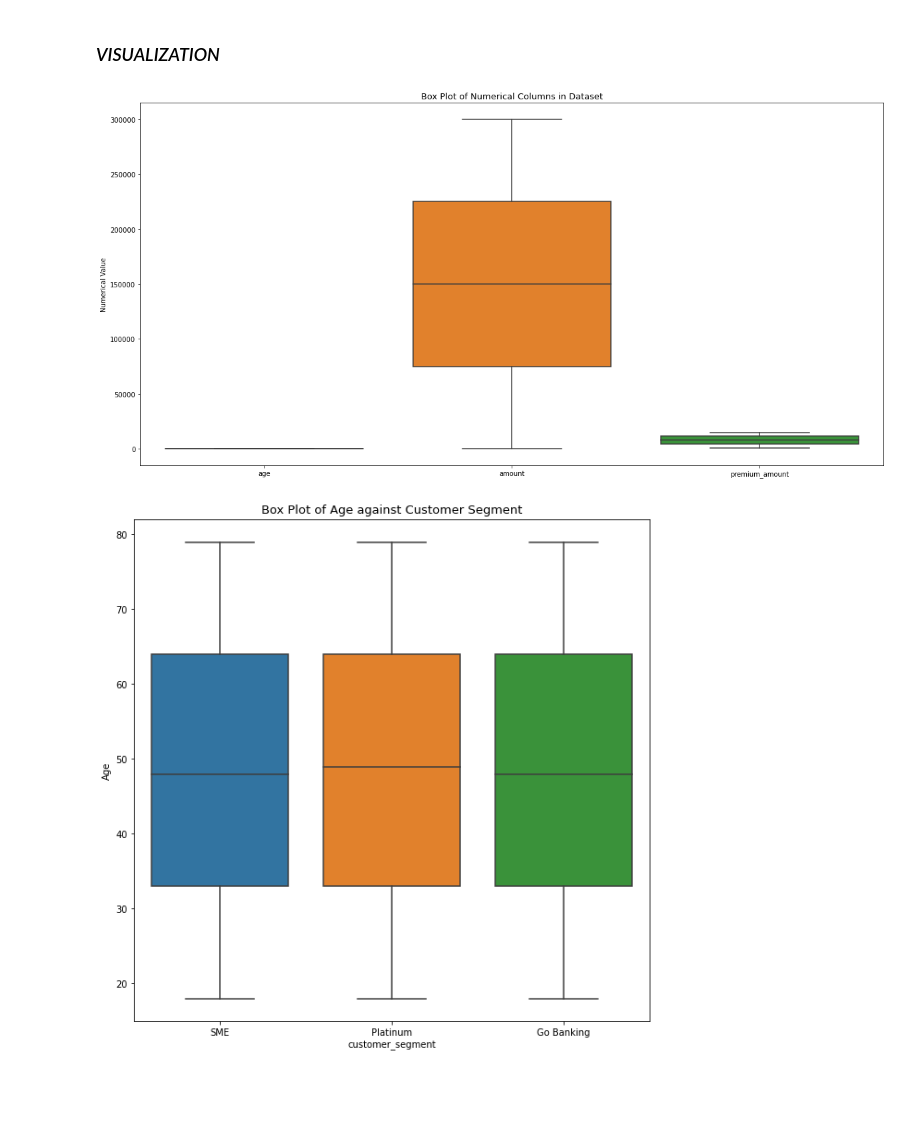
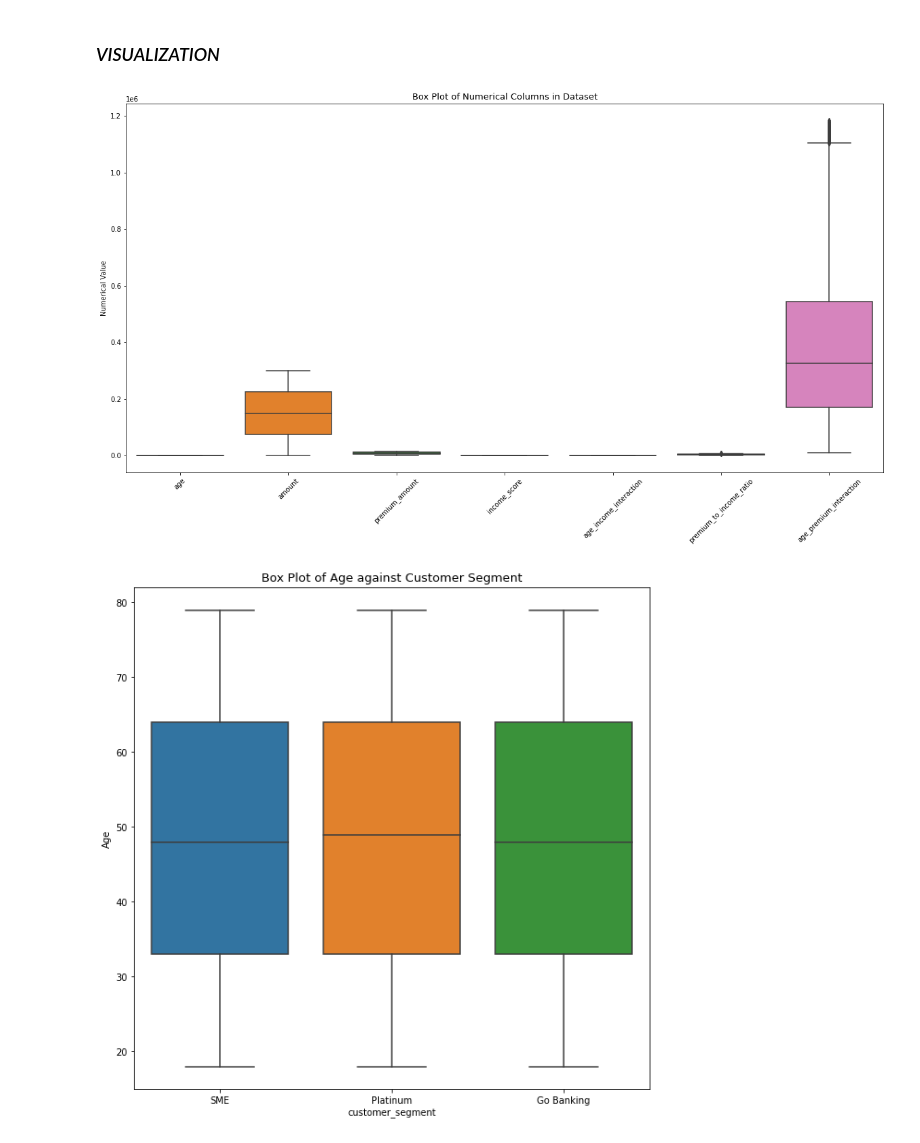
Before and after one commit to IrunguShawn/Bima-AI, a Jupyter notebook: Index.ipynb, the cells around one changed output. Cells and saved outputs as stored; diff of their text form; code cells hidden in the pictures; blank space fills up the shorter version.

```diff
--- a/Index.ipynb
+++ b/Index.ipynb
@@ -320,0 +394,18 @@ product_type: 6
+# %%
+def wealth_segment(row):
+    inc = row["income_band"]
+    age = row["age"]
+
+    if inc == "High" and age < 35:
+        return "YoungHighIncome"
+    if inc == "High" and age >= 35:
+        return "MatureHighIncome"
+    if inc == "Middle" and age < 35:
+        return "YoungMiddleIncome"
+    if inc == "Middle" and age >= 35:
+        return "MatureMiddleIncome"
+    if inc == "Low" and age < 35:
+        return "YoungLowIncome"
+    return "MatureLowIncome"
+
+data["wealth_segment"] = data.apply(wealth_segment, axis=1)
@@ -321,5 +421,5 @@ product_type: 6
 # %% [markdown]
 ### Split Data & Cleaning Target
 # %%
-X=data.drop(columns=['product_type'])
+X=data.drop(columns=['product_type', 'customer_id'])
 y=data['product_type']
@@ -345,8 +449,14 @@ Name: product_type, dtype: int64
 # %%
 ## Clean Categorical Predictors
 # clean them with lowercase, title , strip convert blanks to NaN
-cat_cols = ['income_band', 'customer_segment', 'occupation', 'city',
-            'kyc_risk_rating', 'category', 'channel']
+#cat_cols = ['income_band', 'customer_segment', 'occupation', 'city',
+            #'kyc_risk_rating', 'category', 'channel']
+
+cat_cols = [
+    col for col in data.columns
+    if data[col].dtype == "object" and col != "product_type"
+]
+
 
 for col in cat_cols:
     X[col] = X[col].astype(str).str.strip()
@@ -357,7 +467,15 @@ for col in cat_cols:
 # convert all numeric safely
 # fill missing numerics with median
 
-num_cols = ['age', 'amount','premium_amount']
+#num_cols = ['age', 'amount','premium_amount']
+
+
+num_cols = [
+    col for col in data.columns
+    if data[col].dtype != "object"
+    and col not in ["product_type", "customer_id"]
+]
+
 
 for col in num_cols:
     X[col] = pd.to_numeric(X[col], errors='coerce')
@@ -443,13 +561,13 @@ cleaned = pd.concat([X, y], axis=1)
 # %%
 # Plotting box plots of numerical columns - num_cols
 plt.figure(figsize=(20, 10))
 sns.boxplot(data=[X[col] for col in num_cols])
 plt.title("Box Plot of Numerical Columns in Dataset", fontsize=13)
 plt.ylabel("Numerical Value")
-plt.xticks(range(0,3), num_cols)
+plt.xticks(range(0, len(num_cols)), num_cols, rotation=45)
 plt.show()
 # %% [output]
-[figure, old version]
+[figure, new version]
 # %%
 # for AGe
 plt.figure(figsize=(10, 10))
```
Also changed, not shown: parts of 46 cells of this notebook, 2 other files.
